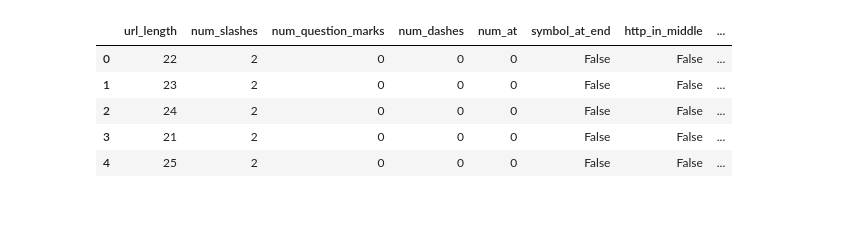
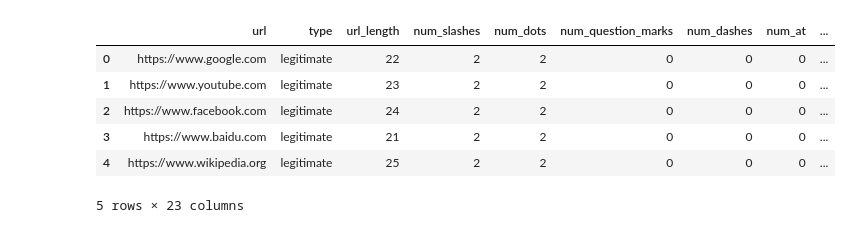
Before and after one commit to AmmarK13/Phishing_detection, a Jupyter notebook: notebooks/training.ipynb, the cells around one changed output. Cells and saved outputs as stored; diff of their text form; code cells hidden in the pictures.

```diff
--- a/notebooks/training.ipynb
+++ b/notebooks/training.ipynb
@@ -7,13 +9,14 @@ from sklearn.metrics import accuracy_score, classification_report, confusion_mat
 # %%
-df = pd.read_csv("/home/umrn5505/Desktop/phisingDetection/Phishing_detection/datasets/url_selected_features.csv")
+df = pd.read_csv(r"D:\Phishing_detection\Dataset\url_dataset_with_features.csv")
 df.head()
 # %% [output]
-|  | url_length | num_slashes | num_question_marks | num_dashes | num_at | symbol_at_end | http_in_middle | ... |
-| 0 | 22 | 2 | 0 | 0 | 0 | False | False | ... |
-| 1 | 23 | 2 | 0 | 0 | 0 | False | False | ... |
-| 2 | 24 | 2 | 0 | 0 | 0 | False | False | ... |
-| 3 | 21 | 2 | 0 | 0 | 0 | False | False | ... |
-| 4 | 25 | 2 | 0 | 0 | 0 | False | False | ... |
+|  | url | type | url_length | num_slashes | num_dots | num_question_marks | num_dashes | num_at | ... |
+| 0 | https://www.google.com | legitimate | 22 | 2 | 2 | 0 | 0 | 0 | ... |
+| 1 | https://www.youtube.com | legitimate | 23 | 2 | 2 | 0 | 0 | 0 | ... |
+| 2 | https://www.facebook.com | legitimate | 24 | 2 | 2 | 0 | 0 | 0 | ... |
+| 3 | https://www.baidu.com | legitimate | 21 | 2 | 2 | 0 | 0 | 0 | ... |
+| 4 | https://www.wikipedia.org | legitimate | 25 | 2 | 2 | 0 | 0 | 0 | ... |
+5 rows × 23 columns
 # %%
 bool_cols = ["symbol_at_end", "http_in_middle", "has_ip", "has_port"]
 
```
Also changed, not shown: parts of 9 cells of this notebook.
